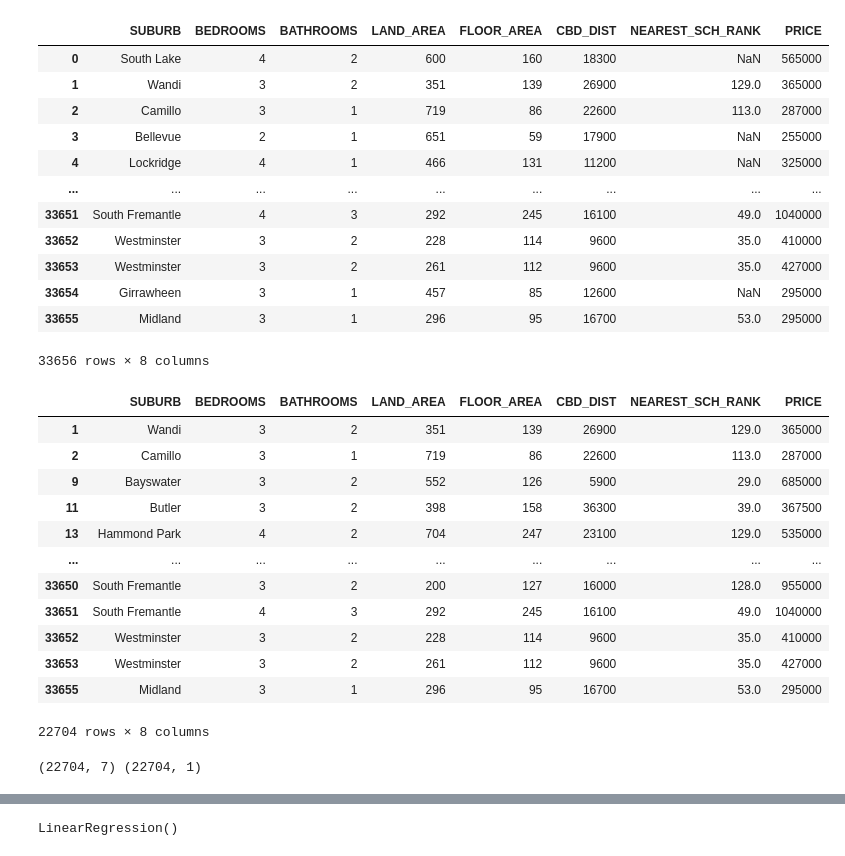
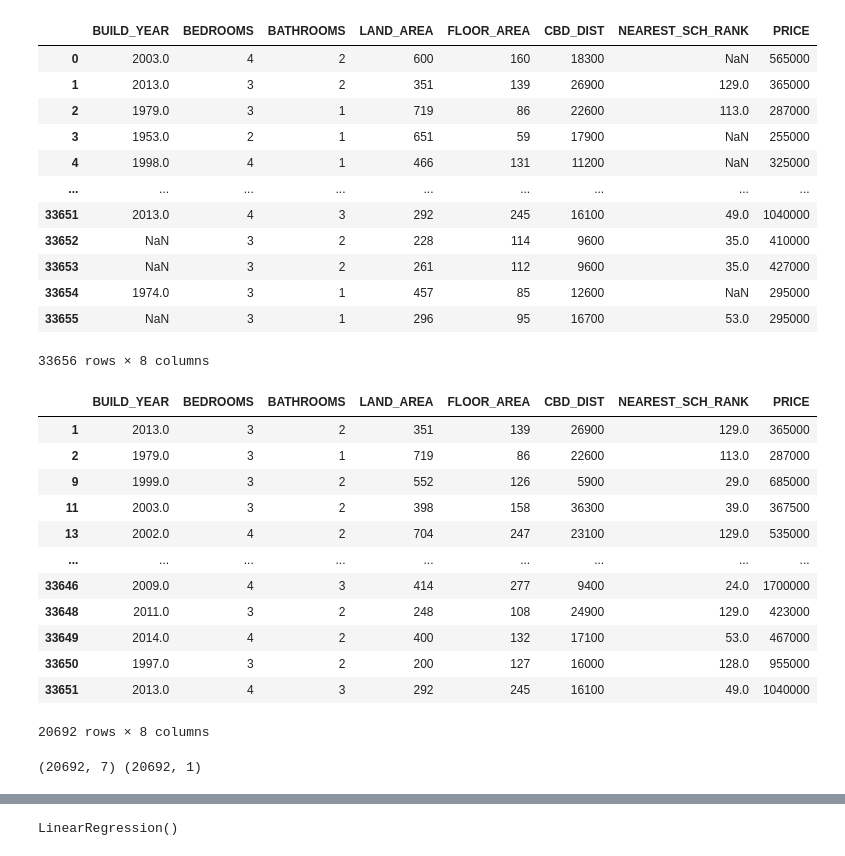
Before and after one commit to Lau-518/project-3-option2, a Jupyter notebook: perth_house_prices_version2.ipynb, the cells around one changed output, grey strips where cells are left out. Cells and saved outputs as stored; diff of their text form; code cells hidden in the pictures.

```diff
--- a/perth_house_prices_version2.ipynb
+++ b/perth_house_prices_version2.ipynb
@@ -21,40 +21,40 @@ df.head()
 # %%
 #Selecting Columns of interest
 
-df = df[["SUBURB","BEDROOMS","BATHROOMS","LAND_AREA","FLOOR_AREA","CBD_DIST","NEAREST_SCH_RANK","PRICE"]]
+df = df[["BUILD_YEAR","BEDROOMS","BATHROOMS","LAND_AREA","FLOOR_AREA","CBD_DIST","NEAREST_SCH_RANK","PRICE"]]
 df
 # %% [output]
-|  | SUBURB | BEDROOMS | BATHROOMS | LAND_AREA | FLOOR_AREA | CBD_DIST | NEAREST_SCH_RANK | PRICE |
-| 0 | South Lake | 4 | 2 | 600 | 160 | 18300 | NaN | 565000 |
-| 1 | Wandi | 3 | 2 | 351 | 139 | 26900 | 129.0 | 365000 |
-| 2 | Camillo | 3 | 1 | 719 | 86 | 22600 | 113.0 | 287000 |
-| 3 | Bellevue | 2 | 1 | 651 | 59 | 17900 | NaN | 255000 |
-| 4 | Lockridge | 4 | 1 | 466 | 131 | 11200 | NaN | 325000 |
+|  | BUILD_YEAR | BEDROOMS | BATHROOMS | LAND_AREA | FLOOR_AREA | CBD_DIST | NEAREST_SCH_RANK | PRICE |
+| 0 | 2003.0 | 4 | 2 | 600 | 160 | 18300 | NaN | 565000 |
+| 1 | 2013.0 | 3 | 2 | 351 | 139 | 26900 | 129.0 | 365000 |
+| 2 | 1979.0 | 3 | 1 | 719 | 86 | 22600 | 113.0 | 287000 |
+| 3 | 1953.0 | 2 | 1 | 651 | 59 | 17900 | NaN | 255000 |
+| 4 | 1998.0 | 4 | 1 | 466 | 131 | 11200 | NaN | 325000 |
 | ... | ... | ... | ... | ... | ... | ... | ... | ... |
-| 33651 | South Fremantle | 4 | 3 | 292 | 245 | 16100 | 49.0 | 1040000 |
-| 33652 | Westminster | 3 | 2 | 228 | 114 | 9600 | 35.0 | 410000 |
-| 33653 | Westminster | 3 | 2 | 261 | 112 | 9600 | 35.0 | 427000 |
-| 33654 | Girrawheen | 3 | 1 | 457 | 85 | 12600 | NaN | 295000 |
-| 33655 | Midland | 3 | 1 | 296 | 95 | 16700 | 53.0 | 295000 |
+| 33651 | 2013.0 | 4 | 3 | 292 | 245 | 16100 | 49.0 | 1040000 |
+| 33652 | NaN | 3 | 2 | 228 | 114 | 9600 | 35.0 | 410000 |
+| 33653 | NaN | 3 | 2 | 261 | 112 | 9600 | 35.0 | 427000 |
+| 33654 | 1974.0 | 3 | 1 | 457 | 85 | 12600 | NaN | 295000 |
+| 33655 | NaN | 3 | 1 | 296 | 95 | 16700 | 53.0 | 295000 |
 33656 rows × 8 columns
 # %%
 #Deleting all empty rows
 df = df.dropna()
 df
 # %% [output]
-|  | SUBURB | BEDROOMS | BATHROOMS | LAND_AREA | FLOOR_AREA | CBD_DIST | NEAREST_SCH_RANK | PRICE |
-| 1 | Wandi | 3 | 2 | 351 | 139 | 26900 | 129.0 | 365000 |
-| 2 | Camillo | 3 | 1 | 719 | 86 | 22600 | 113.0 | 287000 |
-| 9 | Bayswater | 3 | 2 | 552 | 126 | 5900 | 29.0 | 685000 |
-| 11 | Butler | 3 | 2 | 398 | 158 | 36300 | 39.0 | 367500 |
-| 13 | Hammond Park | 4 | 2 | 704 | 247 | 23100 | 129.0 | 535000 |
+|  | BUILD_YEAR | BEDROOMS | BATHROOMS | LAND_AREA | FLOOR_AREA | CBD_DIST | NEAREST_SCH_RANK | PRICE |
+| 1 | 2013.0 | 3 | 2 | 351 | 139 | 26900 | 129.0 | 365000 |
+| 2 | 1979.0 | 3 | 1 | 719 | 86 | 22600 | 113.0 | 287000 |
+| 9 | 1999.0 | 3 | 2 | 552 | 126 | 5900 | 29.0 | 685000 |
+| 11 | 2003.0 | 3 | 2 | 398 | 158 | 36300 | 39.0 | 367500 |
+| 13 | 2002.0 | 4 | 2 | 704 | 247 | 23100 | 129.0 | 535000 |
 | ... | ... | ... | ... | ... | ... | ... | ... | ... |
-| 33650 | South Fremantle | 3 | 2 | 200 | 127 | 16000 | 128.0 | 955000 |
-| 33651 | South Fremantle | 4 | 3 | 292 | 245 | 16100 | 49.0 | 1040000 |
-| 33652 | Westminster | 3 | 2 | 228 | 114 | 9600 | 35.0 | 410000 |
-| 33653 | Westminster | 3 | 2 | 261 | 112 | 9600 | 35.0 | 427000 |
-| 33655 | Midland | 3 | 1 | 296 | 95 | 16700 | 53.0 | 295000 |
+| 33646 | 2009.0 | 4 | 3 | 414 | 277 | 9400 | 24.0 | 1700000 |
+| 33648 | 2011.0 | 3 | 2 | 248 | 108 | 24900 | 129.0 | 423000 |
+| 33649 | 2014.0 | 4 | 2 | 400 | 132 | 17100 | 53.0 | 467000 |
+| 33650 | 1997.0 | 3 | 2 | 200 | 127 | 16000 | 128.0 | 955000 |
+| 33651 | 2013.0 | 4 | 3 | 292 | 245 | 16100 | 49.0 | 1040000 |
-22704 rows × 8 columns
+20692 rows × 8 columns
 # %%
 # Outputting Dataframe into CSV
 
@@ -62,9 +62,9 @@ df.to_csv('file_name.csv', index=False)
 # %%
 # Prepocessing data
 
-X = df[["SUBURB","BEDROOMS","BATHROOMS","LAND_AREA","FLOOR_AREA","CBD_DIST","NEAREST_SCH_RANK"]]
+X = df[["BUILD_YEAR","BEDROOMS","BATHROOMS","LAND_AREA","FLOOR_AREA","CBD_DIST","NEAREST_SCH_RANK"]]
 y = df["PRICE"].values.reshape(-1,1)
 print(X.shape, y.shape)
 # %% [output]
-(22704, 7) (22704, 1)
+(20692, 7) (20692, 1)
 # %%
```
Also changed, not shown: parts of 6 cells of this notebook, 3 other files.
